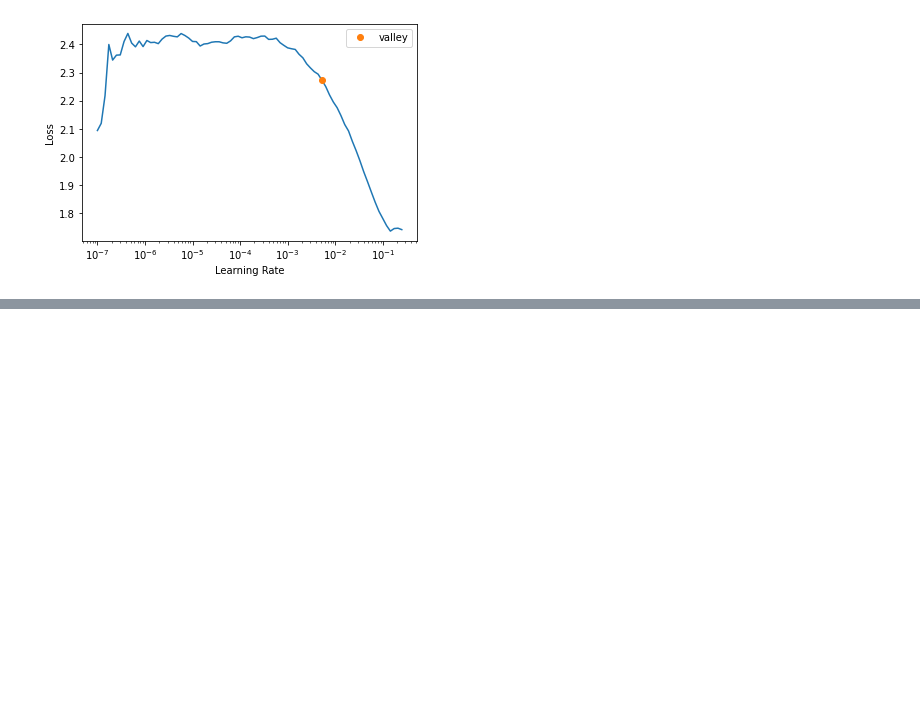
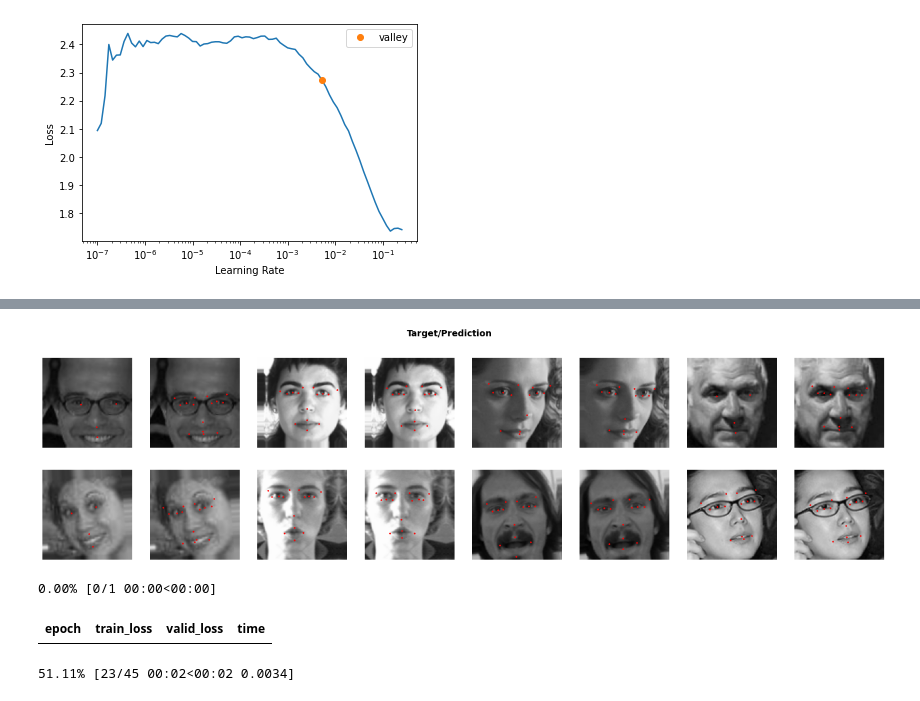
Before and after one commit to BhavyaKohli/Using-facial-features-for-recognition, a Jupyter notebook: test.ipynb, the cells around one changed output, grey strips where cells are left out. Drawn from its saved outputs; the diff is of its cells as text; code cells hidden in the pictures; blank space fills up the shorter version.

```diff
--- a/test.ipynb
+++ b/test.ipynb
@@ -356,0 +365,3 @@ learner.recorder.plot_loss()
+# %%
+learner.show_results(ds_idx=0, shuffle=True, nrows=2, ncols=4)
+# %% [output]
@@ -356,0 +369,7 @@ learner.recorder.plot_loss()
+[figure, added]
+# %%
+learner.fine_tune(75)
+# %% [output]
+0.00% [0/1 00:00<00:00]
+| epoch | train_loss | valid_loss | time |
+51.11% [23/45 00:02<00:02 0.0034]
```
Also changed, not shown: parts of 3 cells of this notebook.
